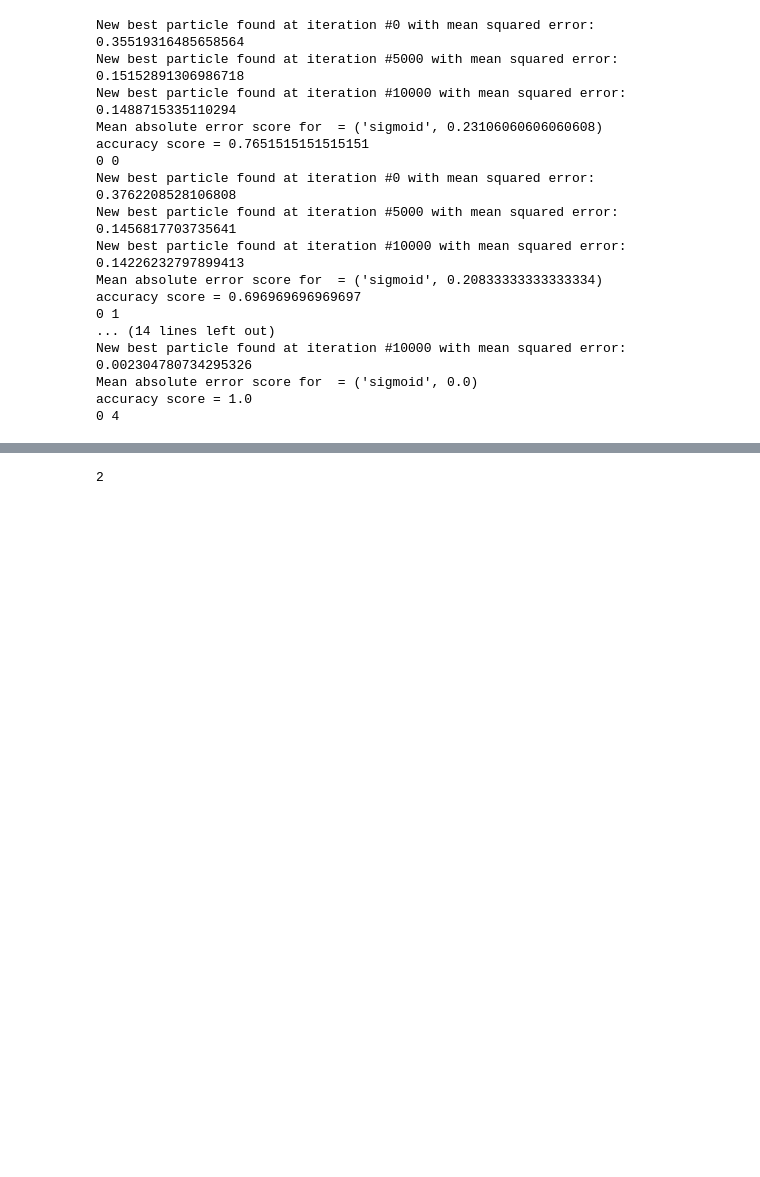
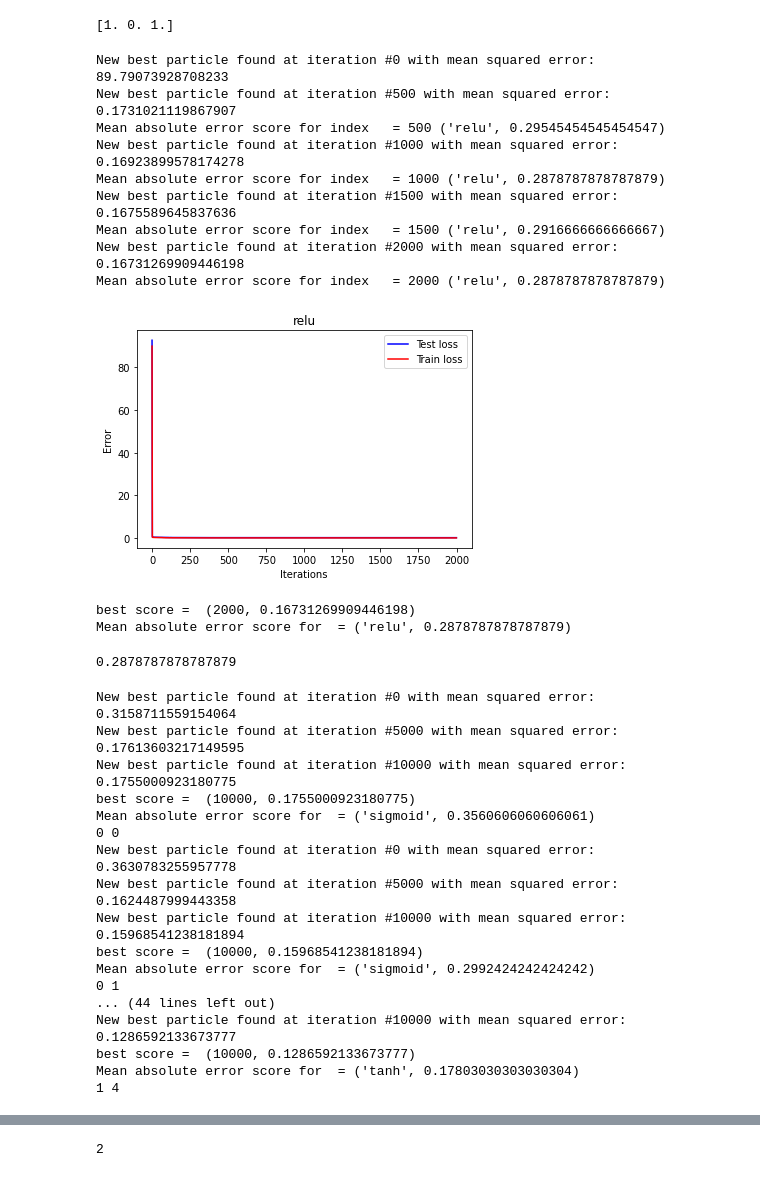
Before and after one commit to Kayzee805/NAT-CW2, a Jupyter notebook: pso-ann/test2.ipynb, the cells around one changed output, grey strips where cells are left out. Drawn from its saved outputs; the diff is of its cells as text; code cells hidden in the pictures; blank space fills up the shorter version.

```diff
--- a/pso-ann/test2.ipynb
+++ b/pso-ann/test2.ipynb
@@ -124,6 +129,11 @@ y true shape =  (264, 2)
 y test true shape =  (132, 2)
 (132, 6)
 (132, 6)
+# %%
+array = [0.51,0.49,0.6]
+print(np.round(array,0))
+# %% [output]
+[1. 0. 1.]
 # %%
 def training(shape,activationLayer):
 
@@ -163,9 +193,22 @@ def training(shape,activationLayer):
 # %%
-# shape=(num_inputs,4,num_classes)
-
-# activationLayer="tanh"
-# training(shape,activationLayer)
+shape=(num_inputs,6,num_classes)
+activationLayer="relu"
+training(shape,activationLayer)
 # training(shape,"sigmoid")
+# %% [output]
+New best particle found at iteration #0 with mean squared error: 89.79073928708233
+New best particle found at iteration #500 with mean squared error: 0.1731021119867907
+Mean absolute error score for index   = 500 ('relu', 0.29545454545454547)
+New best particle found at iteration #1000 with mean squared error: 0.16923899578174278
+Mean absolute error score for index   = 1000 ('relu', 0.2878787878787879)
+New best particle found at iteration #1500 with mean squared error: 0.1675589645837636
+Mean absolute error score for index   = 1500 ('relu', 0.2916666666666667)
+New best particle found at iteration #2000 with mean squared error: 0.16731269909446198
+Mean absolute error score for index   = 2000 ('relu', 0.2878787878787879)
+[figure, added]
+best score =  (2000, 0.16731269909446198)
+Mean absolute error score for  = ('relu', 0.2878787878787879)
+0.2878787878787879
 # %%
 def testRun():
     '''
@@ -175,7 +218,7 @@ def testRun():
     '''
     #shape = (num_inputs, 8, num_classes)
 
-    activations = ['sigmoid']#,'relu','default']
+    activations = ['sigmoid','tanh']#,'relu','default']
     neurons = [4,5,6,7,8]
     arrays = np.zeros(shape=(len(activations),len(neurons)))
 
@@ -190,23 +233,23 @@ def testRun():
 
     return arrays
 
-sigmoid = testRun()
+arrays = testRun()
 # %% [output]
-New best particle found at iteration #0 with mean squared error: 0.35519316485658564
-New best particle found at iteration #5000 with mean squared error: 0.15152891306986718
-New best particle found at iteration #10000 with mean squared error: 0.1488715335110294
-Mean absolute error score for  = ('sigmoid', 0.23106060606060608)
-accuracy score = 0.7651515151515151
+New best particle found at iteration #0 with mean squared error: 0.3158711559154064
+New best particle found at iteration #5000 with mean squared error: 0.17613603217149595
+New best particle found at iteration #10000 with mean squared error: 0.1755000923180775
+best score =  (10000, 0.1755000923180775)
+Mean absolute error score for  = ('sigmoid', 0.3560606060606061)
 0 0
-New best particle found at iteration #0 with mean squared error: 0.3762208528106808
-New best particle found at iteration #5000 with mean squared error: 0.1456817703735641
-New best particle found at iteration #10000 with mean squared error: 0.14226232797899413
-Mean absolute error score for  = ('sigmoid', 0.20833333333333334)
-accuracy score = 0.696969696969697
+New best particle found at iteration #0 with mean squared error: 0.3630783255957778
+New best particle found at iteration #5000 with mean squared error: 0.1624487999443358
+New best particle found at iteration #10000 with mean squared error: 0.15968541238181894
+best score =  (10000, 0.15968541238181894)
+Mean absolute error score for  = ('sigmoid', 0.2992424242424242)
 0 1
-... (14 lines left out)
-New best particle found at iteration #10000 with mean squared error: 0.002304780734295326
-Mean absolute error score for  = ('sigmoid', 0.0)
-accuracy score = 1.0
-0 4
+... (44 lines left out)
+New best particle found at iteration #10000 with mean squared error: 0.1286592133673777
+best score =  (10000, 0.1286592133673777)
+Mean absolute error score for  = ('tanh', 0.17803030303030304)
+1 4
 # %%
```
Also changed, not shown: parts of 9 cells of this notebook, 2 other files.
